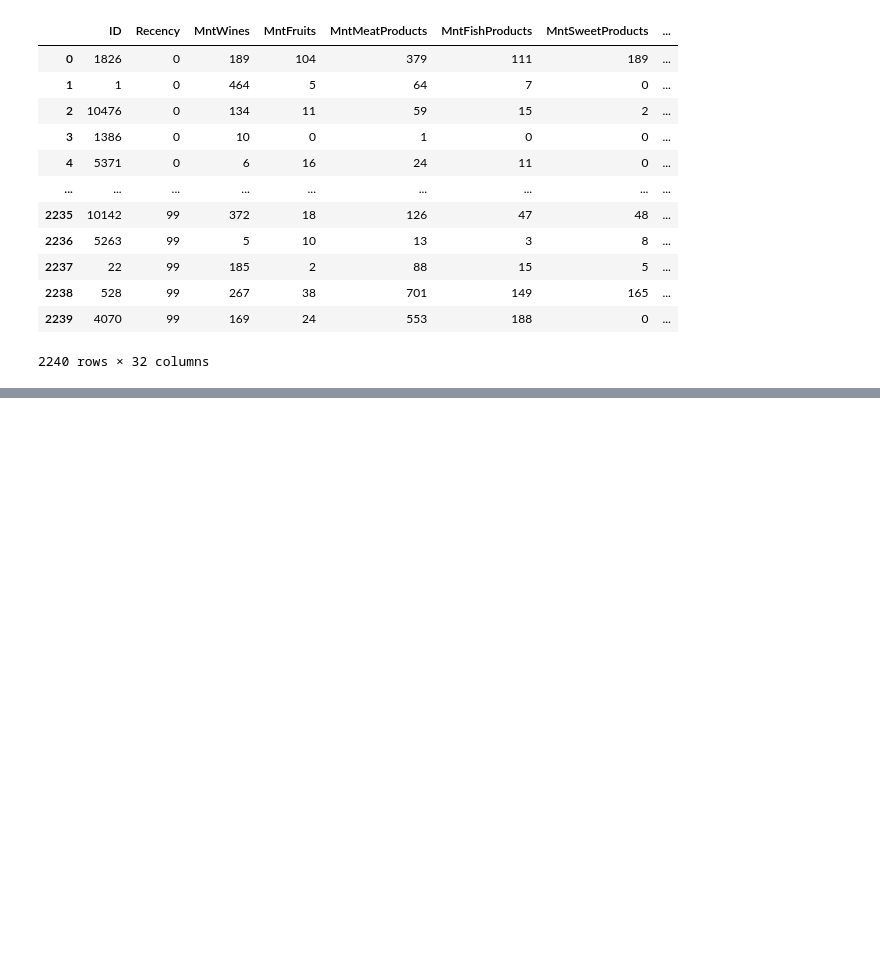
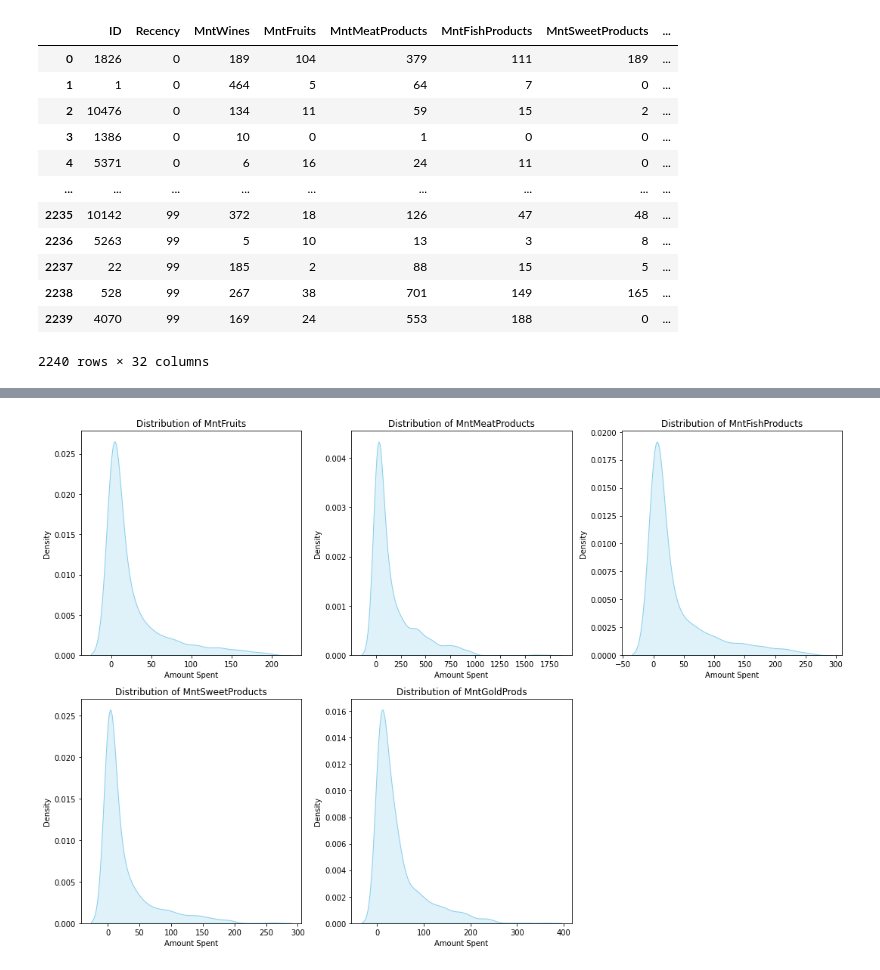
Before and after one commit to AmarKothare/HV_Retail_sales, a Jupyter notebook: EDA.ipynb, the cells around one changed output, grey strips where cells are left out. Saved outputs shown, nothing was run; the diff lists cells and outputs as text; code cells hidden in the pictures; blank space fills up the shorter version.

```diff
--- a/EDA.ipynb
+++ b/EDA.ipynb
@@ -486,0 +537,15 @@ data
+# %%
+# Create subplots for each column
+
+# Create subplots for each column
+plt.figure(figsize=(15, 10))
+for i, column in enumerate(amount_col, 1):
+    plt.subplot(2, 3, i)
+    sns.kdeplot(data[column], color='skyblue', shade=True)
+    plt.title(f'Distribution of {column}')
+    plt.xlabel('Amount Spent')
+    plt.ylabel('Density')
+plt.tight_layout()
+plt.show()
+# %% [output]
+[figure, added]
```
Also changed, not shown: parts of 2 cells of this notebook.
